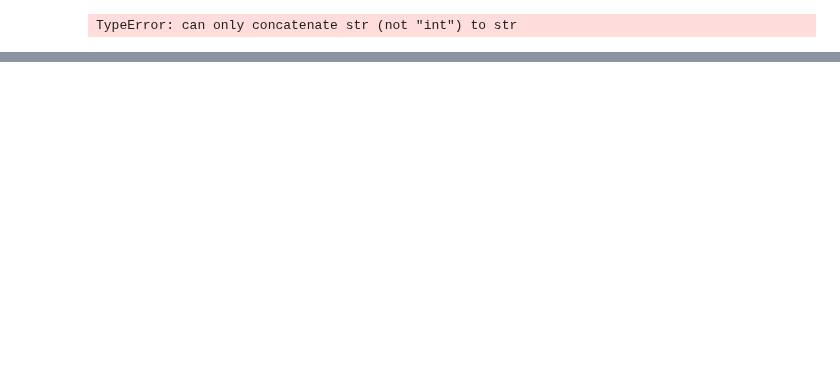
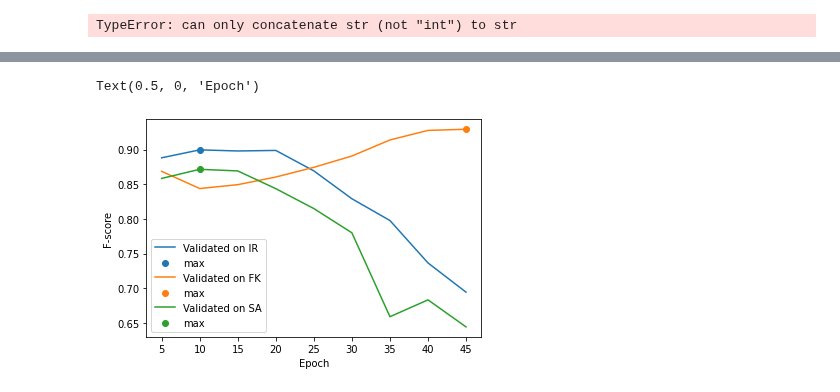
Before and after one commit to SimonFalk/beyondPianoRoll, a Jupyter notebook: flow.ipynb, the cells around one changed output, grey strips where cells are left out. Drawn from its saved outputs; the diff is of its cells as text; code cells hidden in the pictures; blank space fills up the shorter version.

```diff
--- a/flow.ipynb
+++ b/flow.ipynb
@@ -636 +749,14 @@ Ep 9    F 84.21 P 74.42 R 96.97
+# %%
+fold_i = 0
+metric = 0
+for fold_i in [0,1,2]:
+    y = np.sum(score_at_ep[fold_i,:,:,metric], axis=0)/(len(test_idx))
+    plt.plot(epochs, y)
+    plt.scatter(epochs[np.argmax(y)], np.max(y))
+plt.legend(["Validated on IR","max","Validated on FK","max","Validated on SA","max"])
+plt.ylabel("F-score")
+plt.xlabel("Epoch")
+# %% [output]
+Text(0.5, 0, 'Epoch')
+[figure, added]
 # %%
```
Also changed, not shown: parts of 16 cells of this notebook, 3 other files.
